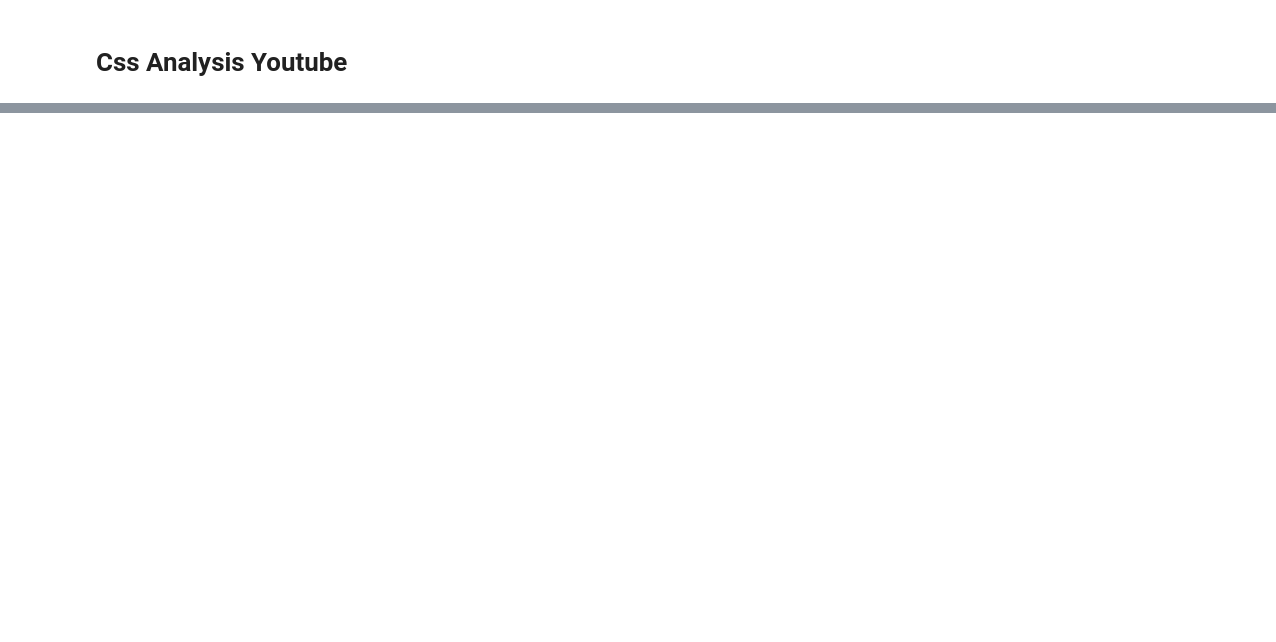
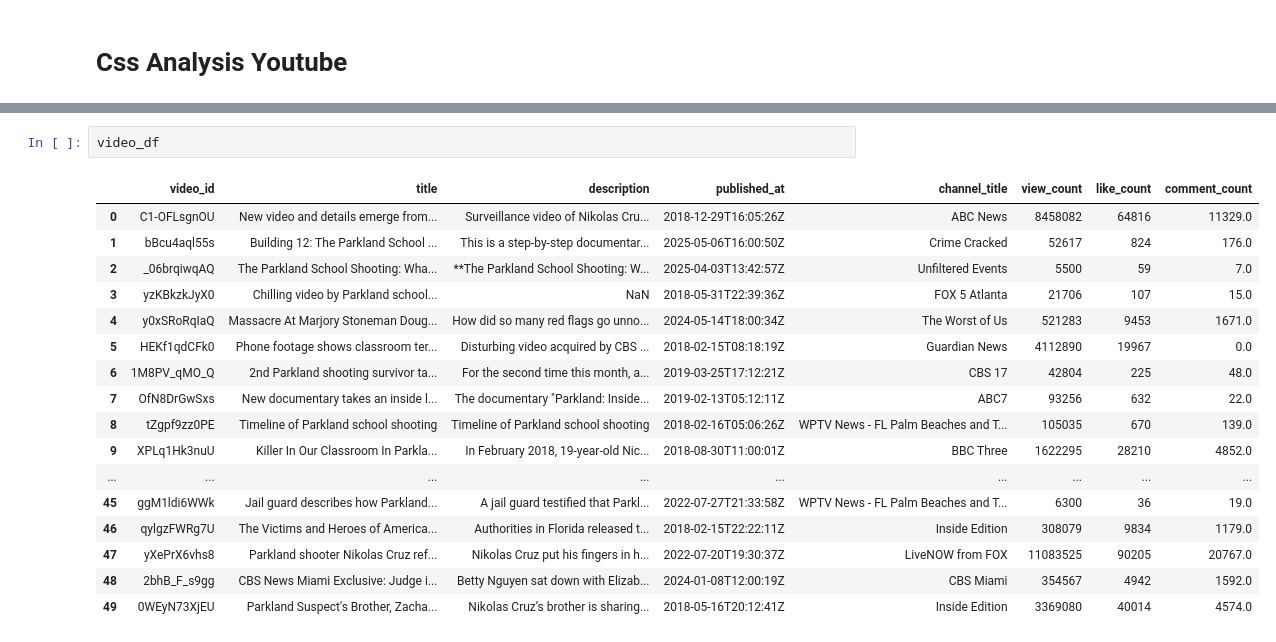
Before and after one commit to CrispyCocaBoy/css_analysis, a Jupyter notebook: analysis.ipynb, the cells around one changed output, grey strips where cells are left out. Drawn from its saved outputs; the diff is of its cells as text; blank space fills up the shorter version.

```diff
--- a/analysis.ipynb
+++ b/analysis.ipynb
@@ -4,0 +15,20 @@ import pandas as pd
+# %%
+video_df
+# %% [output]
+|  | video_id | title | description | published_at | channel_title | view_count | like_count | comment_count |
+| 0 | C1-OFLsgnOU | New video and details emerge from... | Surveillance video of Nikolas Cru... | 2018-12-29T16:05:26Z | ABC News | 8458082 | 64816 | 11329.0 |
+| 1 | bBcu4aql55s | Building 12: The Parkland School ... | This is a step-by-step documentar... | 2025-05-06T16:00:50Z | Crime Cracked | 52617 | 824 | 176.0 |
+| 2 | _06brqiwqAQ | The Parkland School Shooting: Wha... | **The Parkland School Shooting: W... | 2025-04-03T13:42:57Z | Unfiltered Events | 5500 | 59 | 7.0 |
+| 3 | yzKBkzkJyX0 | Chilling video by Parkland school... | NaN | 2018-05-31T22:39:36Z | FOX 5 Atlanta | 21706 | 107 | 15.0 |
+| 4 | y0xSRoRqIaQ | Massacre At Marjory Stoneman Doug... | How did so many red flags go unno... | 2024-05-14T18:00:34Z | The Worst of Us | 521283 | 9453 | 1671.0 |
+| 5 | HEKf1qdCFk0 | Phone footage shows classroom ter... | Disturbing video acquired by CBS ... | 2018-02-15T08:18:19Z | Guardian News | 4112890 | 19967 | 0.0 |
+| 6 | 1M8PV_qMO_Q | 2nd Parkland shooting survivor ta... | For the second time this month, a... | 2019-03-25T17:12:21Z | CBS 17 | 42804 | 225 | 48.0 |
+| 7 | OfN8DrGwSxs | New documentary takes an inside l... | The documentary "Parkland: Inside... | 2019-02-13T05:12:11Z | ABC7 | 93256 | 632 | 22.0 |
+| 8 | tZgpf9zz0PE | Timeline of Parkland school shooting | Timeline of Parkland school shooting | 2018-02-16T05:06:26Z | WPTV News - FL Palm Beaches and T... | 105035 | 670 | 139.0 |
+| 9 | XPLq1Hk3nuU | Killer In Our Classroom In Parkla... | In February 2018, 19-year-old Nic... | 2018-08-30T11:00:01Z | BBC Three | 1622295 | 28210 | 4852.0 |
+| ... | ... | ... | ... | ... | ... | ... | ... | ... |
+| 45 | ggM1ldi6WWk | Jail guard describes how Parkland... | A jail guard testified that Parkl... | 2022-07-27T21:33:58Z | WPTV News - FL Palm Beaches and T... | 6300 | 36 | 19.0 |
+| 46 | qylgzFWRg7U | The Victims and Heroes of America... | Authorities in Florida released t... | 2018-02-15T22:22:11Z | Inside Edition | 308079 | 9834 | 1179.0 |
+| 47 | yXePrX6vhs8 | Parkland shooter Nikolas Cruz ref... | Nikolas Cruz put his fingers in h... | 2022-07-20T19:30:37Z | LiveNOW from FOX | 11083525 | 90205 | 20767.0 |
+| 48 | 2bhB_F_s9gg | CBS News Miami Exclusive: Judge i... | Betty Nguyen sat down with Elizab... | 2024-01-08T12:00:19Z | CBS Miami | 354567 | 4942 | 1592.0 |
+| 49 | 0WEyN73XjEU | Parkland Suspect's Brother, Zacha... | Nikolas Cruz’s brother is sharing... | 2018-05-16T20:12:41Z | Inside Edition | 3369080 | 40014 | 4574.0 |
```
Also changed, not shown: parts of 4 cells of this notebook, 2 other files.
